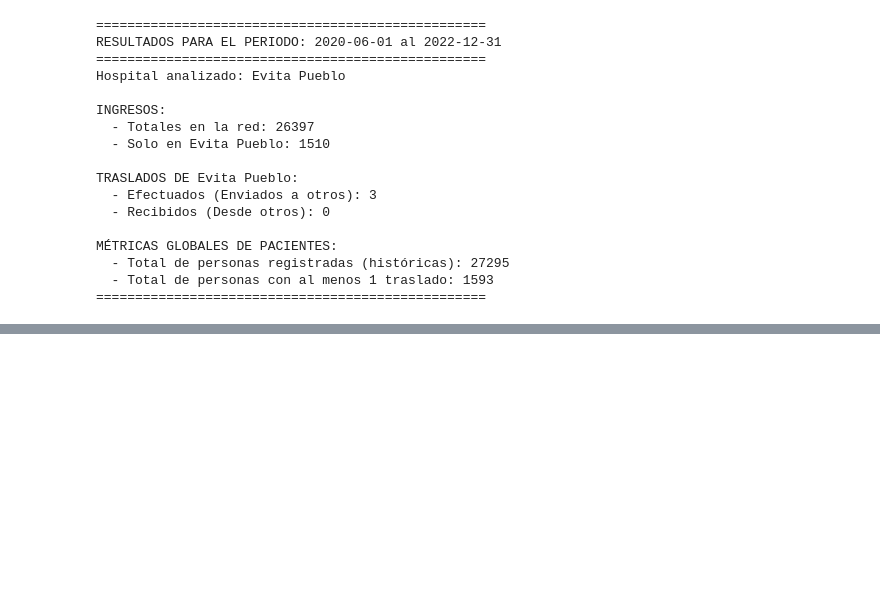
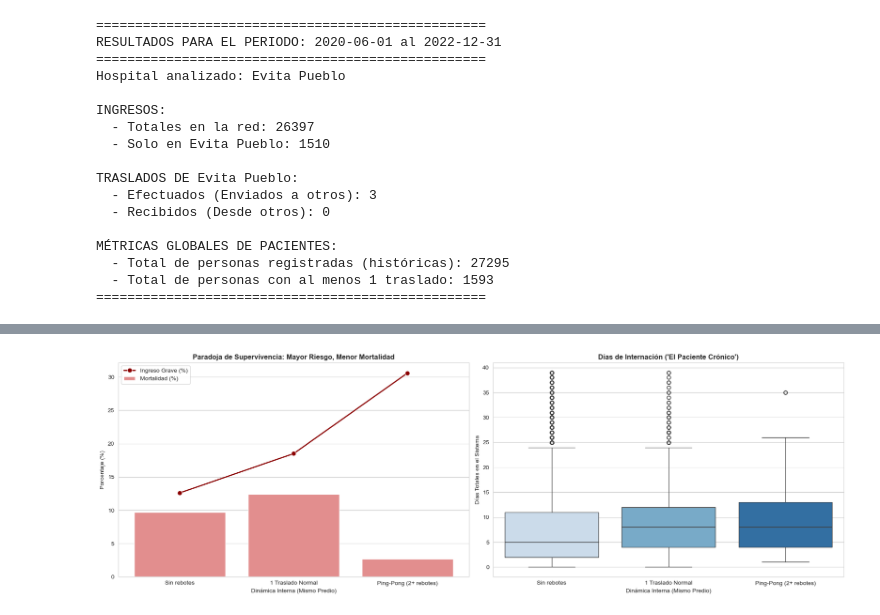
Before and after one commit to micagonzdark/RedesHospitales, a Jupyter notebook: JAIIO_notebooks/01_redes_basico.ipynb, the cells around one changed output, grey strips where cells are left out. Cells and saved outputs as stored; diff of their text form; code cells hidden in the pictures; blank space fills up the shorter version.

```diff
--- a/JAIIO_notebooks/01_redes_basico.ipynb
+++ b/JAIIO_notebooks/01_redes_basico.ipynb
@@ -564,0 +677,94 @@ MÉTRICAS GLOBALES DE PACIENTES:
+# %%
+# =============================================================================
+# 10. ANÁLISIS AVANZADO: ROLES DE RED Y GESTIÓN DE PACIENTES (BLOQUE INTEGRADO)
+# =============================================================================
+
+print("Iniciando análisis integrado de trayectorias...")
+
+# ---------------------------------------------------------
+# A. PREPARACIÓN DE DATOS: Separar Macro (Ambulancia) de Micro (Camilla)
+# ---------------------------------------------------------
+nodos_basura = [0, '0', 'nan', 'NaN']
+df_limpio = df_eventos_traslados[
+    (~df_eventos_traslados['hospital_ingreso'].isin(nodos_basura)) &
+    (~df_eventos_traslados['hospital_destino'].isin(nodos_basura))
+].copy()
+
+df_red_real = df_limpio[df_limpio['es_ambulancia'] == True].copy()
+df_camilla = df_limpio[df_limpio['es_ambulancia'] == False].copy()
+
+# ---------------------------------------------------------
+# B. MACRO-RED: Índice de Asimetría (Sumideros vs Distribuidores)
+# ---------------------------------------------------------
+ing = df_red_real.groupby('hospital_destino').size().reset_index(name='recibidos')
+egr = df_red_real.groupby('hospital_ingreso').size().reset_index(name='enviados')
+
+roles_red = pd.merge(ing, egr, left_on='hospital_destino', right_on='hospital_ingreso', how='outer').fillna(0)
+roles_red['hospital'] = roles_red['hospital_destino'].combine_first(roles_red['hospital_ingreso'])
+roles_red['volumen_total'] = roles_red['recibidos'] + roles_red['enviados']
+roles_red['indice_asimetria'] = (roles_red['recibidos'] - roles_red['enviados']) / roles_red['volumen_total']
+
+roles_filtrado = roles_red[roles_red['volumen_total'] >= 15].sort_values('indice_asimetria', ascending=False)
+print("\n➤ TOP 3 HOSPITALES SUMIDERO (Retienen):")
+display(roles_filtrado[['hospital', 'volumen_total', 'indice_asimetria']].head(3))
+print("\n➤ TOP 3 HOSPITALES DISTRIBUIDORES (Derivan):")
+display(roles_filtrado[['hospital', 'volumen_total', 'indice_asimetria']].tail(3))
+
+# ---------------------------------------------------------
+# C. MICRO-RED: El Fenómeno "Ping-Pong" Intra-predio
+# ---------------------------------------------------------
+# Calcular saltos
+saltos_red = df_red_real.groupby('paciente_id').size().reset_index(name='saltos_externos')
+rebotes_int = df_camilla.groupby('paciente_id').size().reset_index(name='rebotes_internos')
+
+# Consolidar en paciente
+df_analisis = df_pacientes_final.merge(saltos_red, on='paciente_id', how='left').merge(rebotes_int, on='paciente_id', how='left')
+df_analisis['saltos_externos'] = df_analisis['saltos_externos'].fillna(0).astype(int)
+df_analisis['rebotes_internos'] = df_analisis['rebotes_internos'].fillna(0).astype(int)
+
+# Categorizar
+df_analisis['dinamica_interna'] = df_analisis['rebotes_internos'].apply(
+    lambda x: 'Sin rebotes' if x == 0 else ('1 Traslado Normal' if x == 1 else 'Ping-Pong (2+ rebotes)')
+)
+
+# Calcular estadía TOTAL en el sistema (Usamos el sufijo _red)
+df_analisis['dias_estadia'] = (pd.to_datetime(df_analisis['fecha_egreso_red']) - pd.to_datetime(df_analisis['fecha_ingreso_red'])).dt.days
+df_analisis.loc[df_analisis['dias_estadia'] < 0, 'dias_estadia'] = 0
+
+# Resultados del Ping-Pong
+pingpong_stats = df_analisis.groupby('dinamica_interna').agg(
+    pacientes=('paciente_id', 'count'),
+    mortalidad_pct=('motivo_fin_caso', lambda x: (x == 'muerte').mean() * 100),
+    riesgo_grave_pct=('riesgo_clinico', lambda x: (x.str.lower() == 'grave').mean() * 100),
+    paso_criticas_pct=('paso_criticas', lambda x: (x == 'si').mean() * 100),
+    mediana_dias=('dias_estadia', 'median')
+).round(1).sort_values('mediana_dias')
+
+print("\n➤ IMPACTO DEL REBOTE INTRA-PREDIO (Perfil Clínico y Logístico):")
+display(pingpong_stats)
+
+# ---------------------------------------------------------
+# D. VISUALIZACIÓN FINAL COMPUESTA (1x2 Gráficos)
+# ---------------------------------------------------------
+fig, axes = plt.subplots(1, 2, figsize=(18, 6))
+
+# Gráfico 1: Riesgo vs Mortalidad en el Ping Pong
+sns.barplot(data=pingpong_stats.reset_index(), x='dinamica_interna', y='mortalidad_pct',
+            color='lightcoral', ax=axes[0], label='Mortalidad (%)')
+sns.lineplot(data=pingpong_stats.reset_index(), x='dinamica_interna', y='riesgo_grave_pct',
+             color='darkred', marker='o', linewidth=2, markersize=8, ax=axes[0], label='Ingreso Grave (%)')
+axes[0].set_title("Paradoja de Supervivencia: Mayor Riesgo, Menor Mortalidad", fontweight='bold')
+axes[0].set_ylabel("Porcentaje (%)")
+axes[0].set_xlabel("Dinámica Interna (Mismo Predio)")
+axes[0].legend()
+
+# Gráfico 2: Días de Estadía
+sns.boxplot(data=df_analisis[df_analisis['dias_estadia'] < 40],
+            x='dinamica_interna', y='dias_estadia', palette='Blues', ax=axes[1])
+axes[1].set_title("Días de Internación ('El Paciente Crónico')", fontweight='bold')
+axes[1].set_ylabel("Días Totales en el Sistema")
+axes[1].set_xlabel("Dinámica Interna (Mismo Predio)")
+
+plt.tight_layout()
+plt.show()
+# %% [output]
@@ -564,0 +792 @@ MÉTRICAS GLOBALES DE PACIENTES:
+[figure, added]
```
Also changed, not shown: parts of 17 cells of this notebook, 3 other files.
